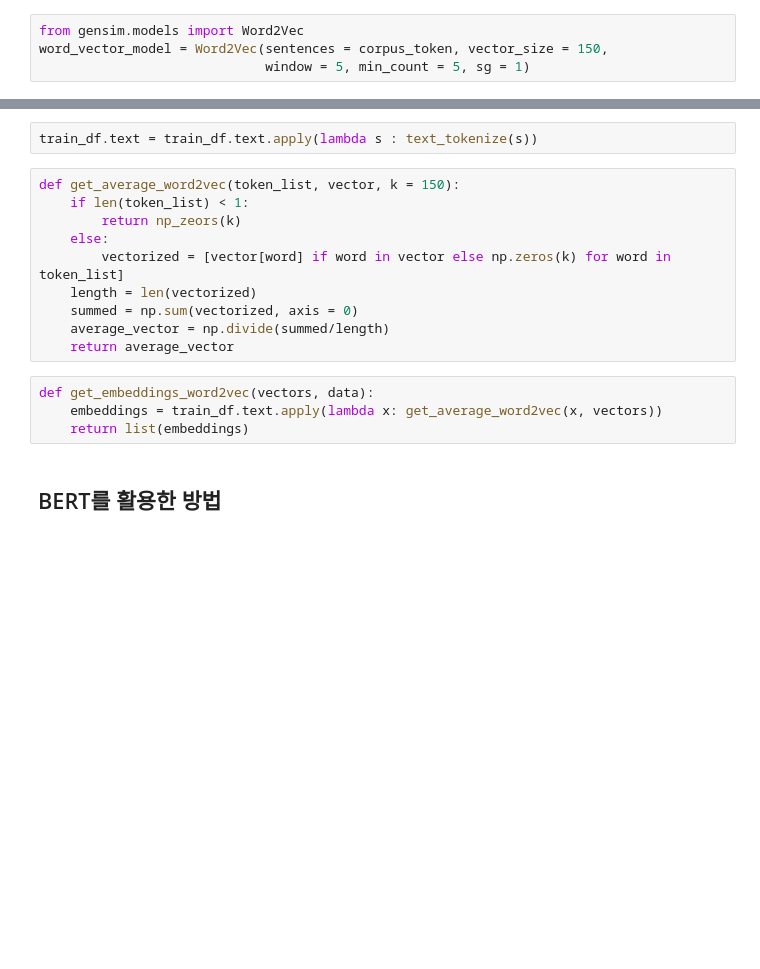
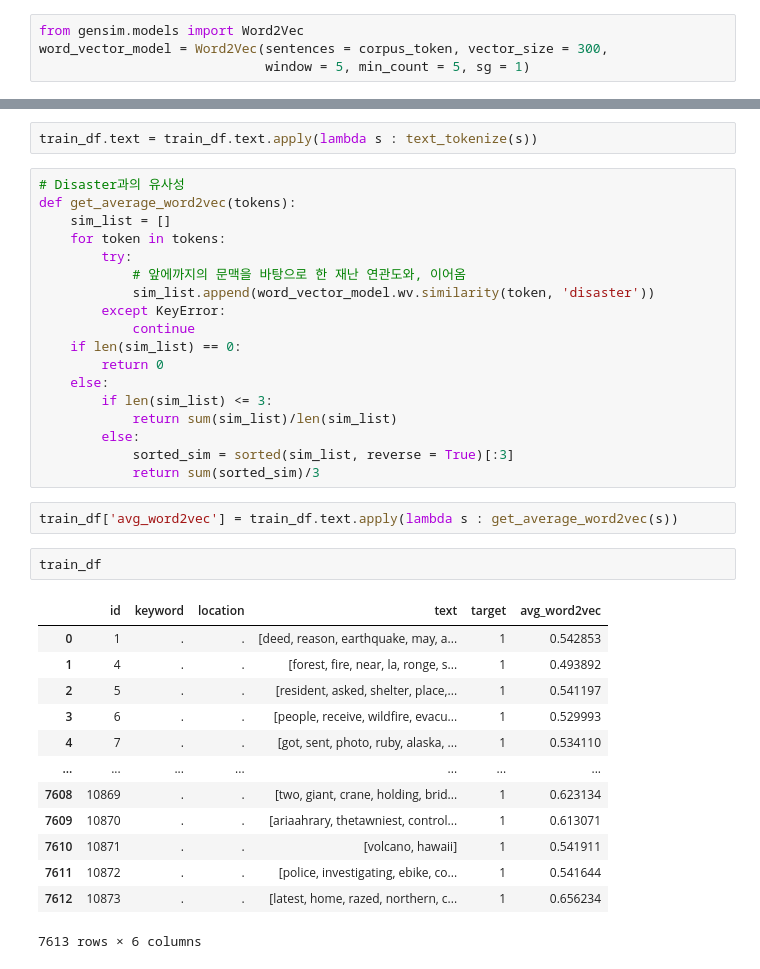
Before and after one commit to SeongwonTak/Data_Practices, a Jupyter notebook: Disaster_Tweeter/Disaster_Tweet_Classfication.ipynb, the cells around one changed output, grey strips where cells are left out. Cells and saved outputs as stored; diff of their text form; blank space fills up the shorter version.

Commit message:
210916
Word2Vec 신경망 적용중

```diff
--- a/Disaster_Tweeter/Disaster_Tweet_Classfication.ipynb
+++ b/Disaster_Tweeter/Disaster_Tweet_Classfication.ipynb
@@ -265,7 +265,7 @@ True
 corpus_token = [nltk.word_tokenize(word) for word in corpus]
 # %%
 from gensim.models import Word2Vec
-word_vector_model = Word2Vec(sentences = corpus_token, vector_size = 150,
+word_vector_model = Word2Vec(sentences = corpus_token, vector_size = 300,
                              window = 5, min_count = 5, sg = 1)
 # %%
 word_vector_model.wv.most_similar('help')
@@ -307,19 +321,39 @@ def text_tokenize(text):
     return tokens
 # %%
 train_df.text = train_df.text.apply(lambda s : text_tokenize(s))
-# %%
-def get_average_word2vec(token_list, vector, k = 150):
-    if len(token_list) < 1:
-        return np_zeors(k)
-    else:
-        vectorized = [vector[word] if word in vector else np.zeros(k) for word in token_list]
-    length = len(vectorized)
-    summed = np.sum(vectorized, axis = 0)
-    average_vector = np.divide(summed/length)
-    return average_vector
-# %%
-def get_embeddings_word2vec(vectors, data):
-    embeddings = train_df.text.apply(lambda x: get_average_word2vec(x, vectors))
-    return list(embeddings)
-# %% [markdown]
-## BERT를 활용한 방법
+# %%
+# Disaster과의 유사성
+def get_average_word2vec(tokens):
+    sim_list = []
+    for token in tokens:
+        try:
+            # 앞에까지의 문맥을 바탕으로 한 재난 연관도와, 이어옴
+            sim_list.append(word_vector_model.wv.similarity(token, 'disaster'))
+        except KeyError:
+            continue
+    if len(sim_list) == 0:
+        return 0
+    else:
+        if len(sim_list) <= 3:
+            return sum(sim_list)/len(sim_list)
+        else:
+            sorted_sim = sorted(sim_list, reverse = True)[:3]
+            return sum(sorted_sim)/3
+# %%
+train_df['avg_word2vec'] = train_df.text.apply(lambda s : get_average_word2vec(s))
+# %%
+train_df
+# %% [output]
+|  | id | keyword | location | text | target | avg_word2vec |
+| 0 | 1 | . | . | [deed, reason, earthquake, may, a... | 1 | 0.542853 |
+| 1 | 4 | . | . | [forest, fire, near, la, ronge, s... | 1 | 0.493892 |
+| 2 | 5 | . | . | [resident, asked, shelter, place,... | 1 | 0.541197 |
+| 3 | 6 | . | . | [people, receive, wildfire, evacu... | 1 | 0.529993 |
+| 4 | 7 | . | . | [got, sent, photo, ruby, alaska, ... | 1 | 0.534110 |
+| ... | ... | ... | ... | ... | ... | ... |
+| 7608 | 10869 | . | . | [two, giant, crane, holding, brid... | 1 | 0.623134 |
+| 7609 | 10870 | . | . | [ariaahrary, thetawniest, control... | 1 | 0.613071 |
+| 7610 | 10871 | . | . | [volcano, hawaii] | 1 | 0.541911 |
+| 7611 | 10872 | . | . | [police, investigating, ebike, co... | 1 | 0.541644 |
+| 7612 | 10873 | . | . | [latest, home, razed, northern, c... | 1 | 0.656234 |
+7613 rows × 6 columns
```
Also changed, not shown: parts of 33 cells of this notebook.
